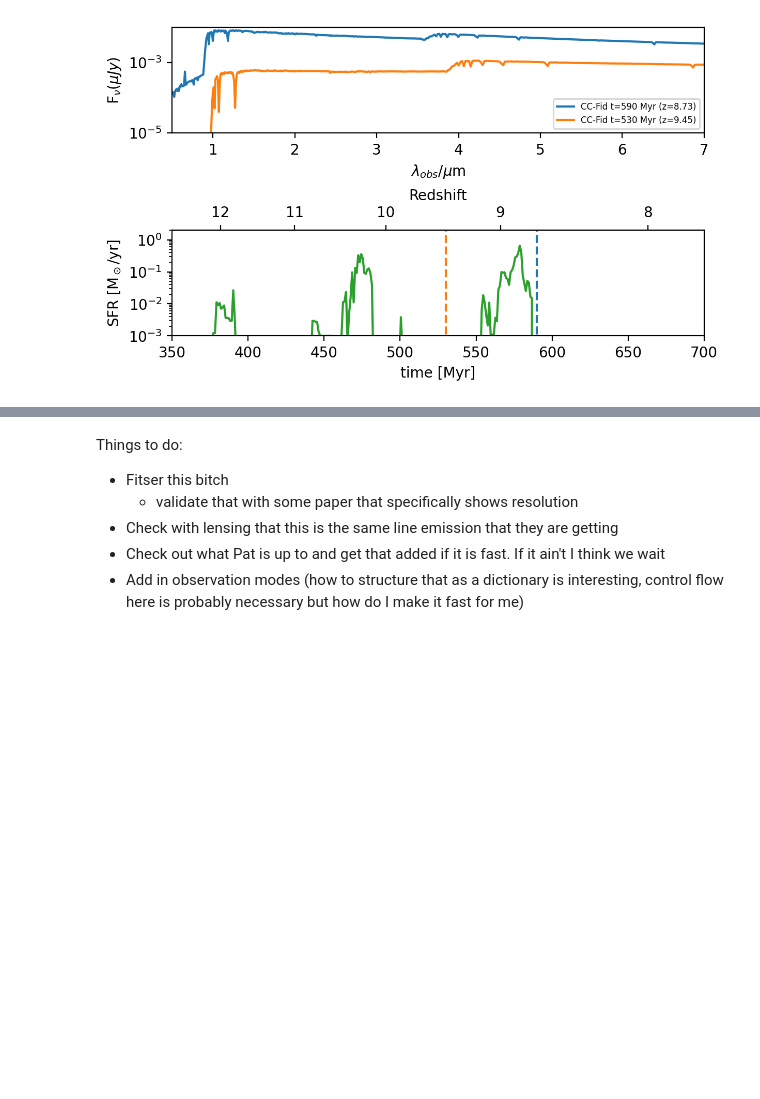
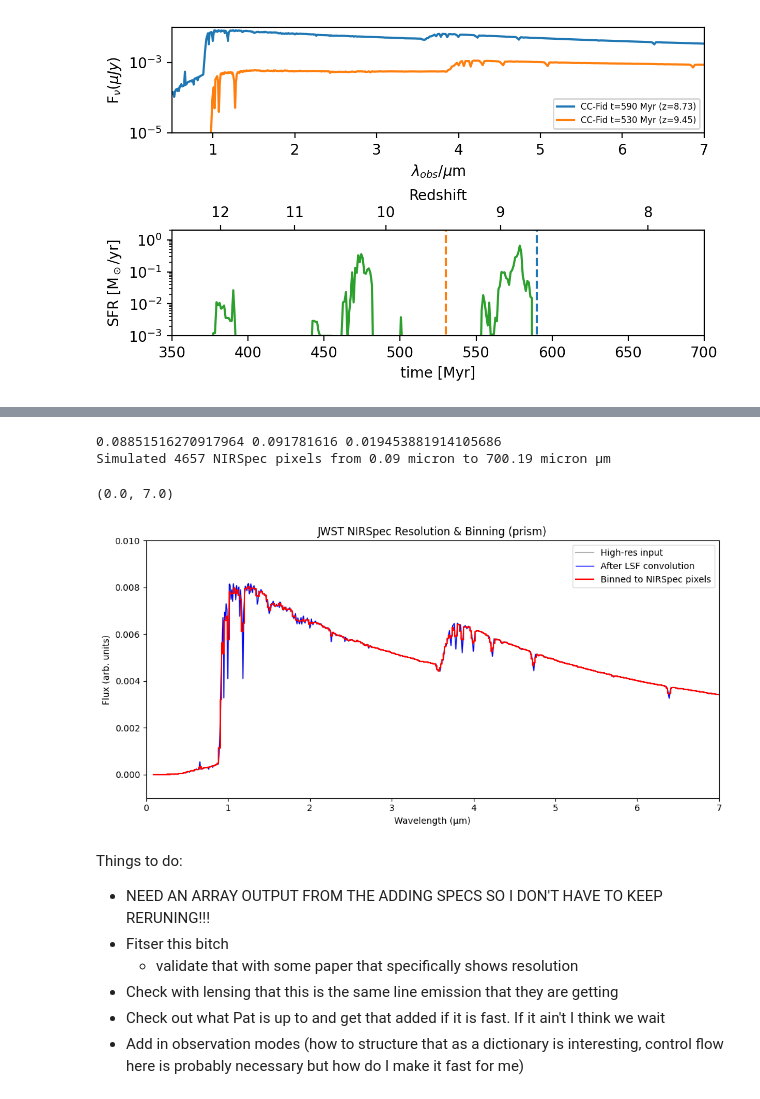
Before and after one commit to aetherumd/pyS99, a Jupyter notebook: nbs_etc/adding_specs_v2.ipynb, the cells around one changed output, grey strips where cells are left out. Saved outputs shown, nothing was run; the diff lists cells and outputs as text; code cells hidden in the pictures; blank space fills up the shorter version.

```diff
--- a/nbs_etc/adding_specs_v2.ipynb
+++ b/nbs_etc/adding_specs_v2.ipynb
@@ -624,5 +664,17 @@ AttributeError: module 'astropy.units' has no attribute 'microns'
+# %%
+prism = JWST_disperser("prism")
+
+prism.binner(flux_in = y_tot0+out0*20**3, wave_in = wav_obs0[a1:b1])
+plt.ylim(-0.001,0.01)
+plt.xlim(0,7)
+# %% [output]
+0.08851516270917964 0.091781616 0.019453881914105686
+Simulated 4657 NIRSpec pixels from 0.09 micron to 700.19 micron μm
+(0.0, 7.0)
+[figure, added]
 # %% [markdown]
 Things to do:
+ * NEED AN ARRAY OUTPUT FROM THE ADDING SPECS SO I DON'T HAVE TO KEEP RERUNING!!!
  * Fitser this bitch
    * validate that with some paper that specifically shows resolution
  * Check with lensing that this is the same line emission that they are getting
```
Also changed, not shown: parts of 7 cells of this notebook, 1 other file.
